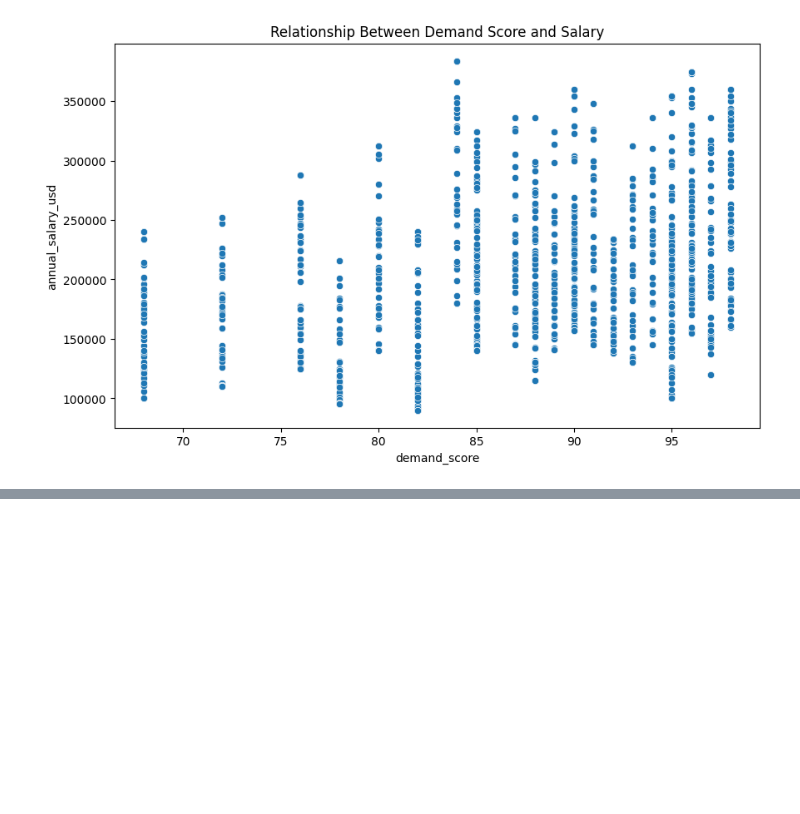
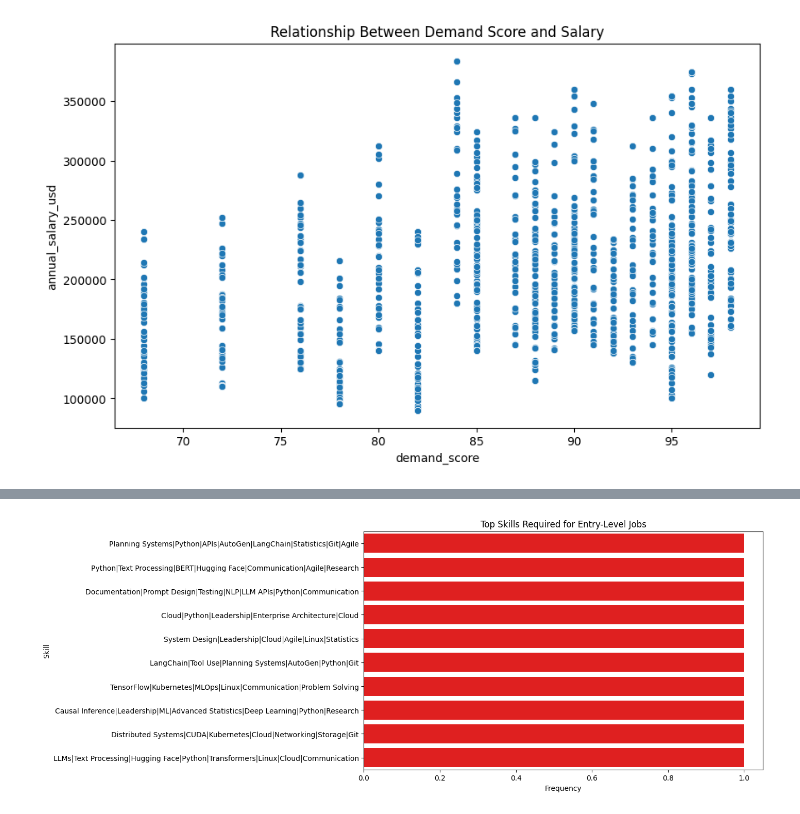
Before and after one commit to ShlokGadhave/AI-Career-Market-Insights, a Jupyter notebook: main.ipynb, the cells around one changed output, grey strips where cells are left out. Cells and saved outputs as stored; diff of their text form; code cells hidden in the pictures; blank space fills up the shorter version.

Commit message:
Skills Analysis

```diff
--- a/main.ipynb
+++ b/main.ipynb
@@ -935,0 +1029,21 @@ Text(0.5, 1.0, 'Relationship Between Demand Score and Salary')
+# %%
+entry_jobs = df[df['experience_level'] == 'Entry (0-2 yrs)']
+entry_jobs
+
+from collections import Counter
+skill_count = Counter()
+for skills in entry_jobs['required_skills'].dropna():
+    skills_list = [skill.strip() for skill in skills.split(',')]
+    skill_count.update(skills_list)
+
+skill_count.most_common(10)
+
+skills_df = pd.DataFrame(
+    skill_count.items(),
+    columns=['Skill', 'Count']
+)
+skills_df = skills_df.sort_values(
+    by='Count',
+    ascending=False
+)
+skills_df.head(10)
@@ -935,0 +1062,20 @@ Text(0.5, 1.0, 'Relationship Between Demand Score and Salary')
+# %%
+
+top_skills = skills_df.head(10)
+
+plt.figure(figsize=(10,6))
+
+sns.barplot(
+    data=top_skills,
+    x='Count',
+    y='Skill',
+    color='red'
+)
+
+plt.title('Top Skills Required for Entry-Level Jobs')
+plt.xlabel('Frequency')
+plt.ylabel('Skill')
+
+plt.show()
+# %% [output]
+[figure, added]
```
Also changed, not shown: parts of 12 cells of this notebook.
